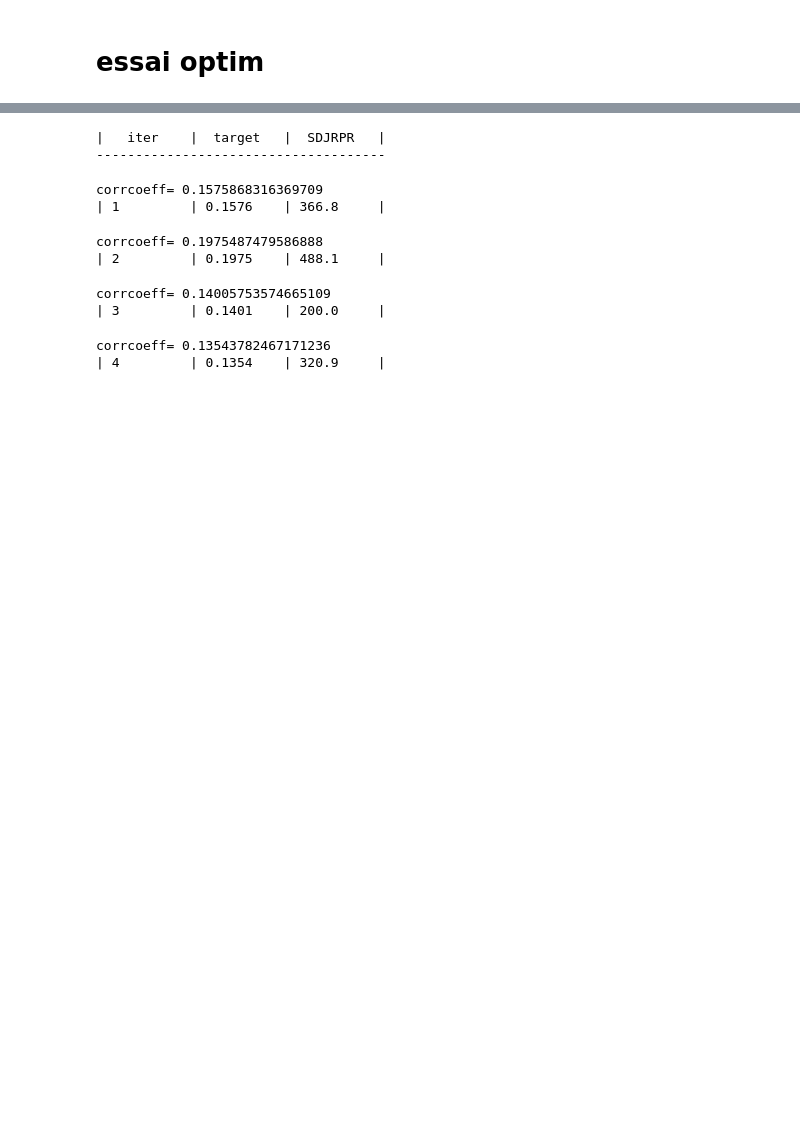
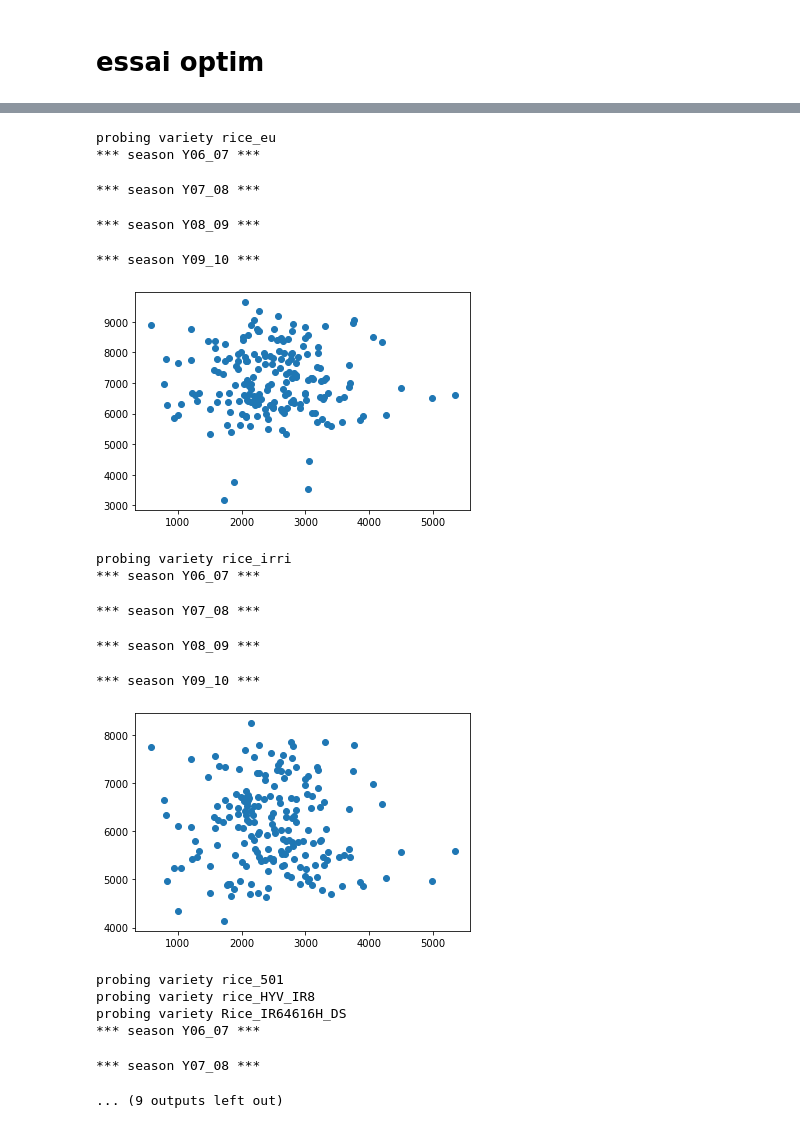
Before and after one commit to SARRA-cropmodels/SARRA-Py, a Jupyter notebook: notebooks/rice_calibration/SARRA-Py_pointsim.ipynb, the cells around one changed output, grey strips where cells are left out. Cells and saved outputs as stored; diff of their text form; code cells hidden in the pictures; blank space fills up the shorter version.

Commit message:
checkpoint on rice parameters calibration from Madagascar data

```diff
--- a/notebooks/rice_calibration/SARRA-Py_pointsim.ipynb
+++ b/notebooks/rice_calibration/SARRA-Py_pointsim.ipynb
@@ -88,5 +39,5 @@ if ~np.isnan(paramITK["NI"]):
 # %%
-def read_and_format_df_weather(file_df_weather, file_df_rain, file_df_irrig, file_df_ET0):
+def read_and_format_df_weather(file_df_weather, file_df_rain, file_df_irrig, file_df_ET0, date_start, duration):
     # loading weather data and rain data exported from SARRA-H
     # df weather
     # df_weather = pd.read_csv(os.path.join('../../data/weather/',file_df_weather), sep="\t", decimal=",", skiprows=1)
@@ -135,6 +86,3 @@ def read_and_format_df_weather(file_df_weather, file_df_rain, file_df_irrig, fil
         df_weather.loc[np.isnan(df_weather["Irrigation"]), "Irrigation"] = 0
 
     return df_weather
-
-df_weather = read_and_format_df_weather(weather_correspondance["Ambohimiarina"], rain_correspondance["Ambohimiarina"], file_df_irrig=None, file_df_ET0=None)
-df_weather
@@ -155,10 +89,5 @@ df_weather
-# %%
-df_weather_collection = {}
-for sample in tqdm(range(num_samples)):
-    location = observations.loc[id_sampling_start+sample,"village"]
-    df_weather_collection[sample] = read_and_format_df_weather(weather_correspondance[location], rain_correspondance[location], file_df_irrig=None, file_df_ET0=None)
 # %%
-def InitSup2_alt(data, grid_width, grid_height, duration, df_weather):
+def InitSup2_alt(data, grid_width, grid_height, duration, df_weather_collection):
     data["tpMoy"] = np.concatenate([df_weather_collection[df_weather_id]["TEMP"].values for df_weather_id in df_weather_collection]).reshape(grid_width, grid_height, duration)
     data["rain"] = np.concatenate([df_weather_collection[df_weather_id]["RAIN"].values for df_weather_id in df_weather_collection]).reshape(grid_width, grid_height, duration)
     data["ET0"] = np.concatenate([df_weather_collection[df_weather_id]["ET0"].values for df_weather_id in df_weather_collection]).reshape(grid_width, grid_height, duration)
@@ -258,2 +97,0 @@ corrcoeff= 0.18843142262432516
-# %%
-df_comparison = pd.DataFrame({"observed_yield":observations.loc[id_sampling_start:id_sampling_start+num_samples-1, "yield"], "simulated_yield":[data_run["rdt"][0,i,364] for i in range(num_samples)]})
@@ -407,16 +478,51 @@ optimizer = BayesianOptimization(
+# %%
+# optimizer.probe
+    # WOFOST TSUM1, TSUM2
+
+WOFOST_params = {
+    "rice_eu" : (875, 625),
+    "rice_irri" : (800, 465),
+    "rice_501" : (875, 625),
+    "rice_HYV_IR8" : (800, 465),
+    "Rice_IR64616H_DS" : (1420, 680),
+    "Rice_IR64616H_WS" : (1500, 580),
+    "Rice_IR64" : (1570, 770),
+    "rice_IR72" : (1420, 630),
+    "Rice_IR72_DS" : (1420, 630),
+    "Rice_IR72_WS" : (1550, 600),
+    "Rice_IR8A" : (1633, 506),
+}
+
+for variety in WOFOST_params:
+    print("probing variety",variety)
+
+    optimizer.probe(
+        params={
+            'SDJBVP': WOFOST_params[variety][0]/2,
+            'SDJRPR': WOFOST_params[variety][0]/2,
+            'SDJMatu1': WOFOST_params[variety][1]/2,
+            'SDJMatu2': WOFOST_params[variety][1]/2,
+        },
+        lazy=False,
+    )
+# %% [output]
+probing variety rice_eu
+*** season Y06_07 ***
+*** season Y07_08 ***
+*** season Y08_09 ***
+*** season Y09_10 ***
+[figure, added]
+probing variety rice_irri
+*** season Y06_07 ***
+*** season Y07_08 ***
+*** season Y08_09 ***
+*** season Y09_10 ***
+[figure, added]
+probing variety rice_501
+probing variety rice_HYV_IR8
+probing variety Rice_IR64616H_DS
+*** season Y06_07 ***
+*** season Y07_08 ***
+... (9 outputs left out)
 # %%
-optimizer.maximize(
-    init_points=10,
-    n_iter=20,
-)
+optimizer.maximize(init_points=10, n_iter=10)
-# %% [output]
-|   iter    |  target   |  SDJRPR   |
--------------------------------------
-corrcoeff= 0.1575868316369709
-| 1         | 0.1576    | 366.8     |
-corrcoeff= 0.1975487479586888
-| 2         | 0.1975    | 488.1     |
-corrcoeff= 0.14005753574665109
-| 3         | 0.1401    | 200.0     |
-corrcoeff= 0.13543782467171236
-| 4         | 0.1354    | 320.9     |
```
Also changed, not shown: parts of 22 cells of this notebook.
